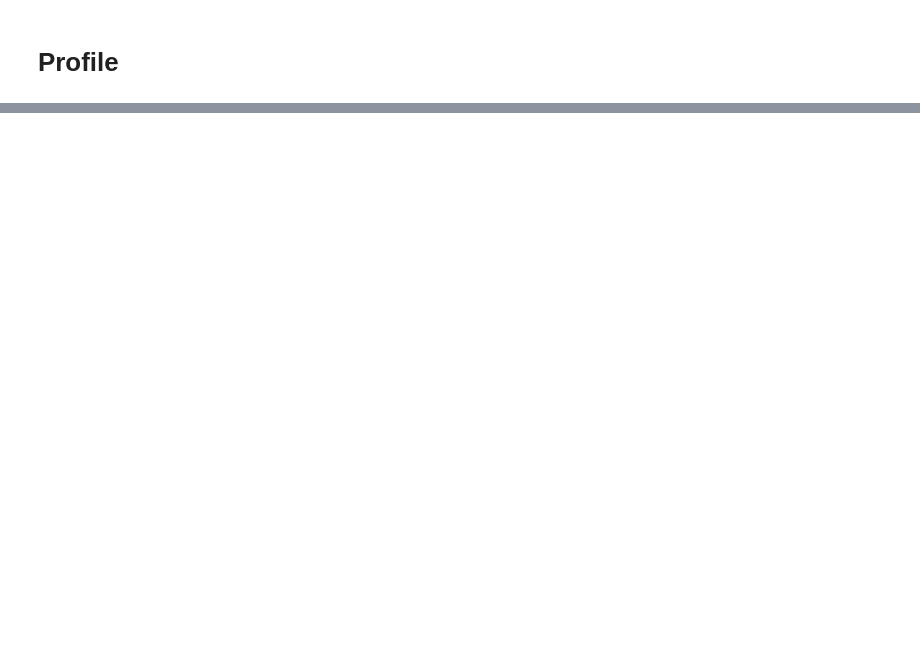
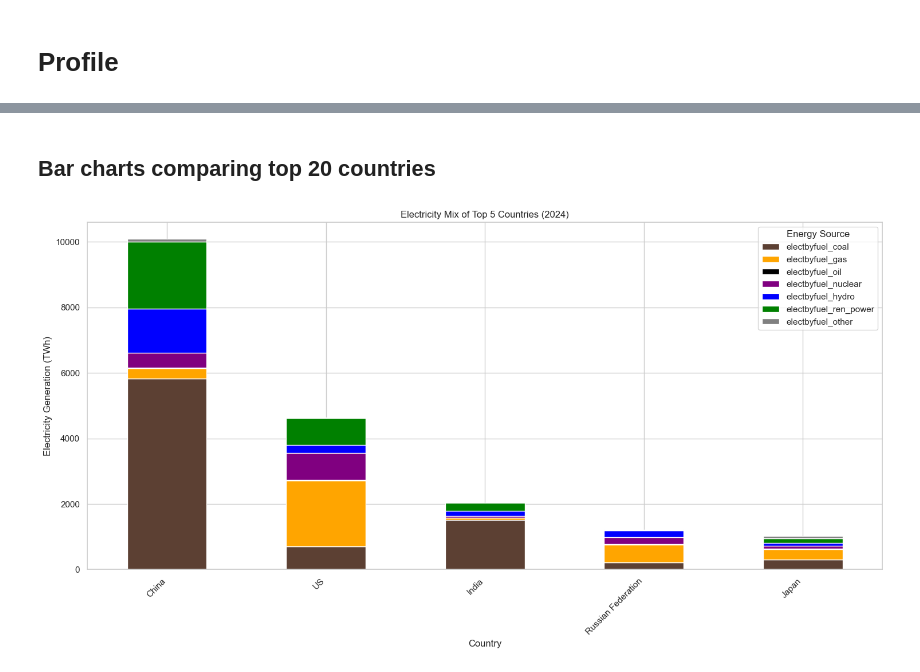
Before and after one commit to wimphil/visual_data_science, a Jupyter notebook: src/wrange_and_profile.ipynb, the cells around one changed output, grey strips where cells are left out. Saved outputs shown, nothing was run; the diff lists cells and outputs as text; code cells hidden in the pictures; blank space fills up the shorter version.

```diff
--- a/src/wrange_and_profile.ipynb
+++ b/src/wrange_and_profile.ipynb
@@ -201,2 +281,30 @@ plt.show()
+# %% [markdown]
+## Bar charts comparing top 20 countries
 # %%
-# bar charts comparing different countries
+fuel_cols = [
+    'electbyfuel_coal',
+    'electbyfuel_gas',
+    'electbyfuel_oil',
+    'electbyfuel_nuclear',
+    'electbyfuel_hydro',
+    'electbyfuel_ren_power',
+    'electbyfuel_other'
+]
+
+df_top5_2024 = df_top5[df_top5['Year'] == 2024]
+df_plot = df_top5_2024.set_index('Country')[fuel_cols]
+df_plot = df_plot.loc[df_plot.sum(axis=1).sort_values(ascending=False).index]
+
+# define colors
+colors = ['#5c4033', 'orange', 'black', 'purple', 'blue', 'green', 'gray']
+
+# plot
+df_plot.plot(kind='bar', stacked=True, color=colors, figsize=(15,8))
+plt.ylabel('Electricity Generation (TWh)')
+plt.title('Electricity Mix of Top 5 Countries (2024)')
+plt.xticks(rotation=45, ha='right')
+plt.legend(title='Energy Source')
+plt.tight_layout()
+plt.show()
+# %% [output]
+[figure, added]
```
Also changed, not shown: parts of 17 cells of this notebook, 8 other files.
